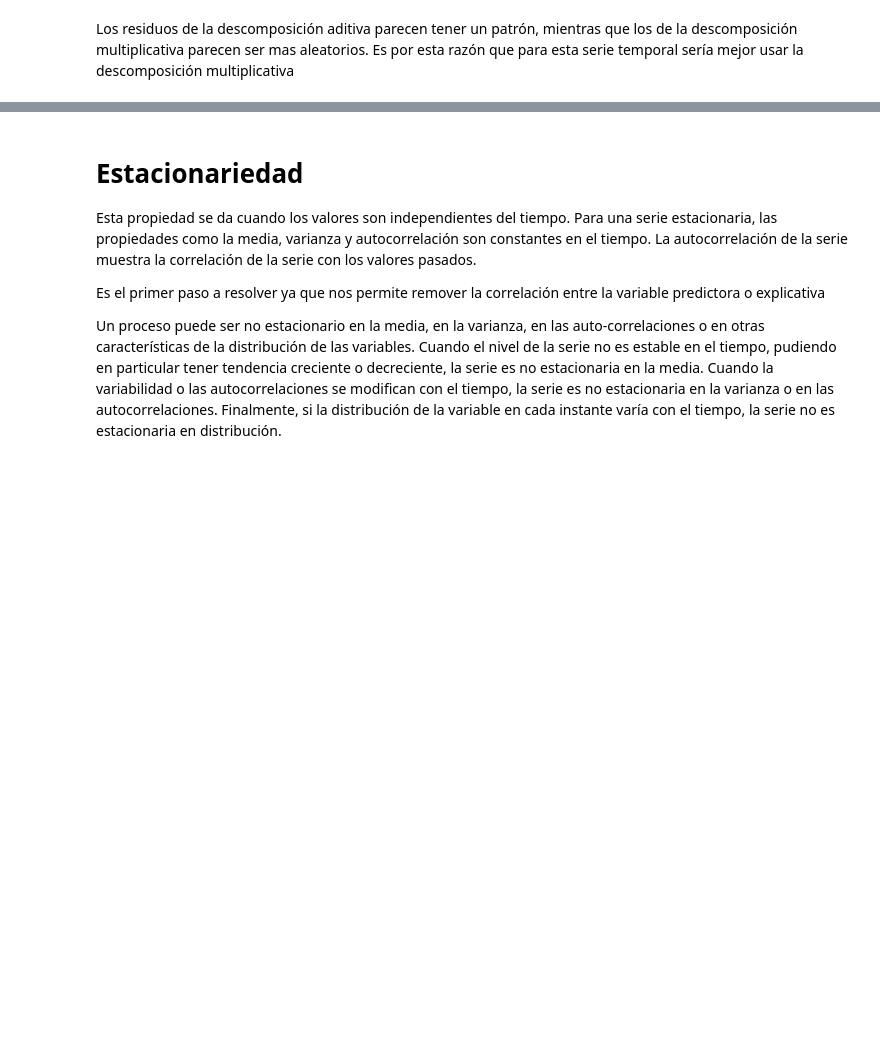
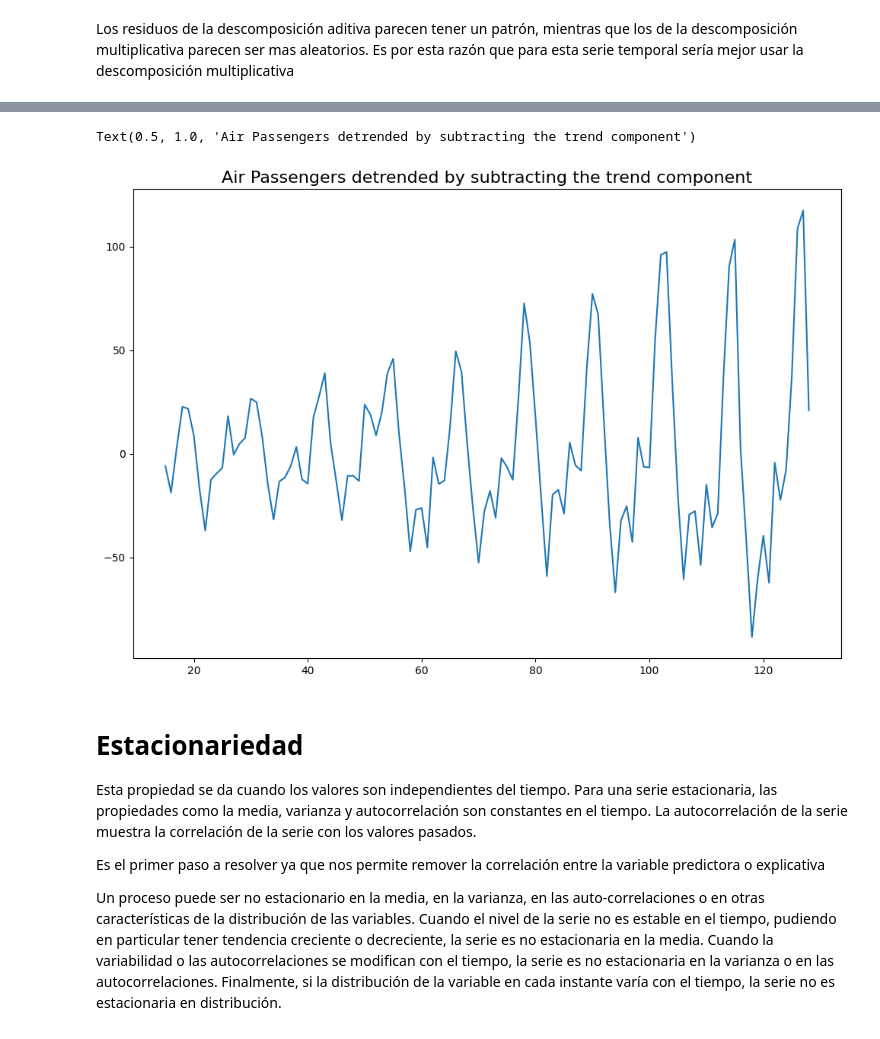
Before and after one commit to treginelli/Series_de_tiempo, a Jupyter notebook: Series_de_tiempo.ipynb, the cells around one changed output, grey strips where cells are left out. Drawn from its saved outputs; the diff is of its cells as text; code cells hidden in the pictures; blank space fills up the shorter version.

```diff
--- a/Series_de_tiempo.ipynb
+++ b/Series_de_tiempo.ipynb
@@ -68,3 +72,10 @@ Los residuos de la descomposición aditiva parecen tener un patrón, mientras qu
+# %%
+detrended2 = df['#Passengers'].values - additive_decomposition.trend
+plt.plot(detrended2)
+plt.title('Air Passengers detrended by subtracting the trend component', fontsize=16)
+# %% [output]
+Text(0.5, 1.0, 'Air Passengers detrended by subtracting the trend component')
+[figure, added]
 # %% [markdown]
 # **Estacionariedad**
 Esta propiedad se da cuando los valores son independientes del tiempo. Para una serie estacionaria, las propiedades como la media, varianza y autocorrelación son constantes en el tiempo. La autocorrelación de la serie muestra la correlación de la serie con los valores pasados.
```
Also changed, not shown: parts of 1 cell of this notebook.
